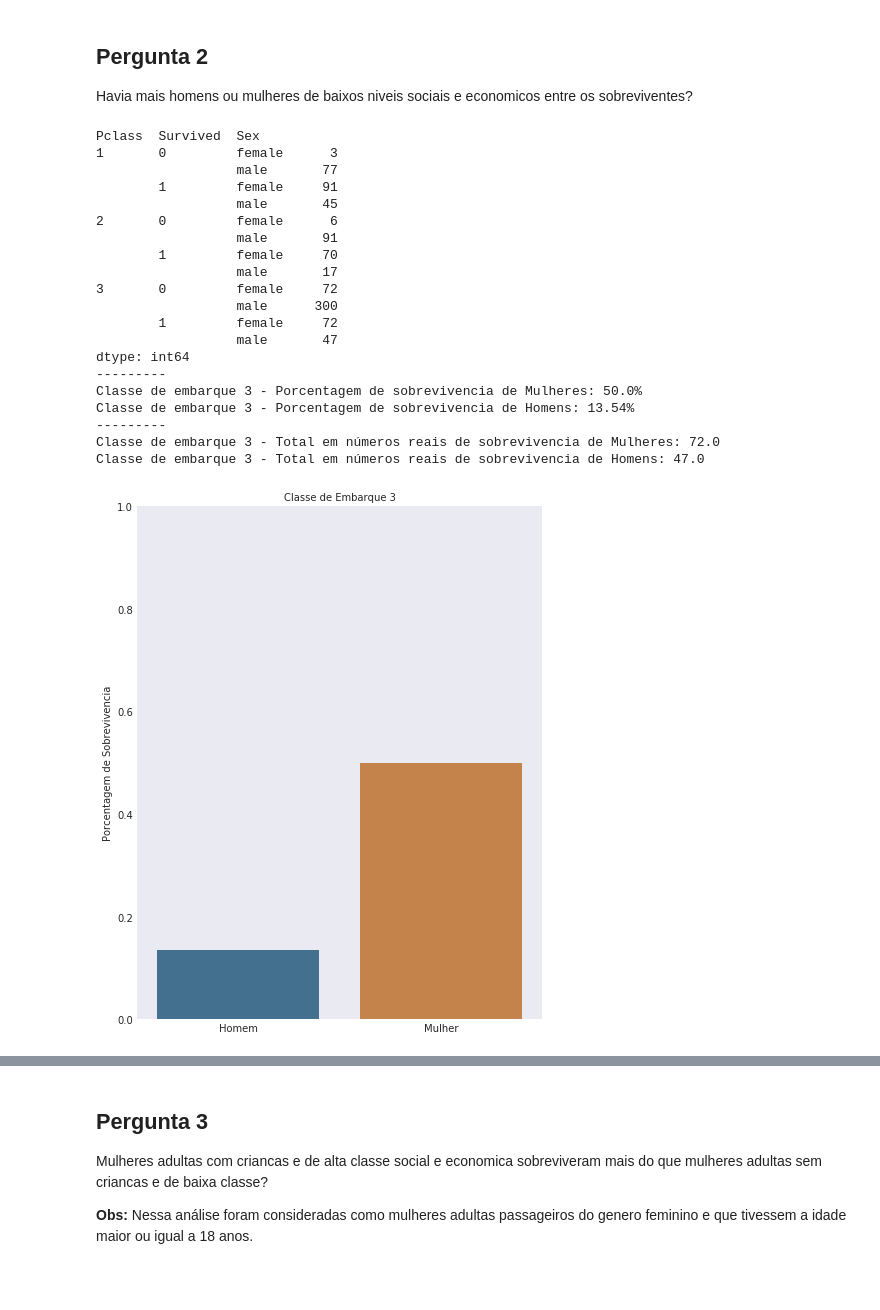
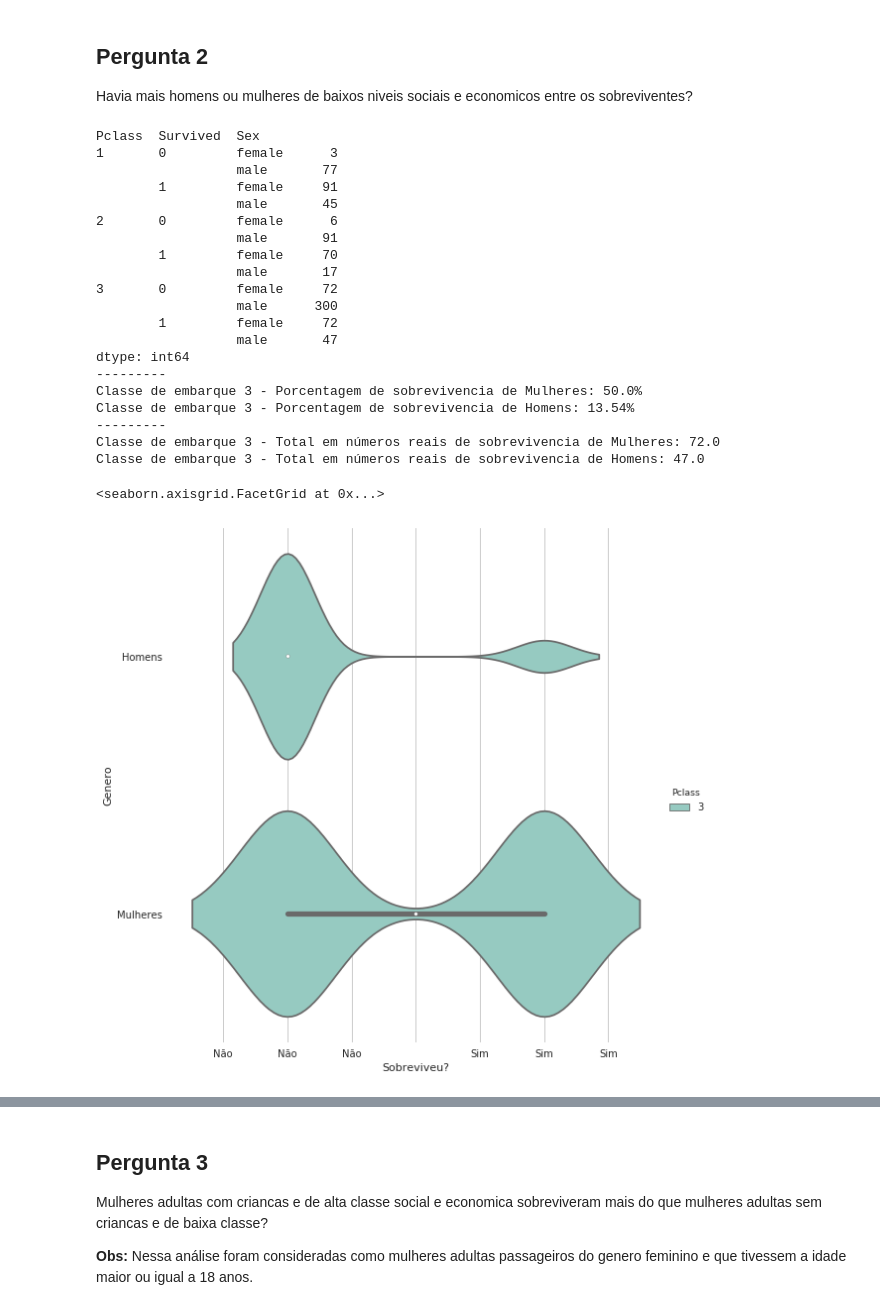
Before and after one commit to imstehc/titanic_udacity, a Jupyter notebook: titanic_analise.ipynb, the cells around one changed output, grey strips where cells are left out. Cells and saved outputs as stored; diff of their text form; code cells hidden in the pictures; blank space fills up the shorter version.

Commit message:
corrigindo gráficos e conclusao para avaliacao

```diff
--- a/titanic_analise.ipynb
+++ b/titanic_analise.ipynb
@@ -67,7 +67,7 @@ import numpy as np
 import matplotlib.pyplot as plt
 import seaborn as sns
 
-sns.set_style("dark")
+sns.set_style()
 
 # Ler o dataset e cria o dataframe que será utilizado na análise
 df = pd.read_csv('titanic-data-6.csv', sep=',')
@@ -319,44 +319,45 @@ print ('Classe de embarque 3 - Porcentagem de sobrevivencia de Mulheres: {}%'.fo
 print ('Classe de embarque 3 - Porcentagem de sobrevivencia de Homens: {}%'.format(survival_rate_class_sex(3,'male')))
 
 
 print ('---------')
 print ('Classe de embarque 3 - Total em números reais de sobrevivencia de Mulheres: {}'.format(total_survival_class_sex(3,'female')))
 print ('Classe de embarque 3 - Total em números reais de sobrevivencia de Homens: {}'.format(total_survival_class_sex(3,'male')))
 
-# Gráfico - Agrupado por pclass e survived
-g = sns.factorplot(x="Sex", y="Survived", col="Pclass", data=dataset_cleaned[(dataset_cleaned['Pclass']==3)],
-                   saturation=.5, kind="bar", ci=None, size=8, aspect=.8)
+sns.set(style="whitegrid")
+
+# Gráfico -  relacao de sobreviventes pelo genero
+g= sns.factorplot(x="Survived", y="Sex", hue="Pclass", kind="violin",
+             data=dataset_cleaned.loc[(dataset_cleaned['Pclass']==3)], size=8, palette="Set3")
+
 
 # Altera as legendas
-(g.set_axis_labels('', 'Porcentagem de Sobrevivencia')
-     .set_xticklabels(["Homem", "Mulher"])
-     .set_titles("Classe de Embarque {col_name}")
-     .set(ylim=(0, 1))
-     .despine(left=True, bottom=True))
-
-titles = ['Homem', 'Mulher']
+(g.set_axis_labels('Sobreviveu?', 'Genero')
+   .set_yticklabels(["Homens", "Mulheres"])
+ .set_xticklabels(["Não", "Não", "Não","Não" , "", "Sim", "Sim", "Sim"])
+.despine(left=True, bottom=True))
 # %% [output]
 Pclass  Survived  Sex
 1       0         female      3
                   male       77
         1         female     91
                   male       45
 2       0         female      6
                   male       91
         1         female     70
                   male       17
 3       0         female     72
                   male      300
         1         female     72
                   male       47
 dtype: int64
 ---------
 Classe de embarque 3 - Porcentagem de sobrevivencia de Mulheres: 50.0%
 Classe de embarque 3 - Porcentagem de sobrevivencia de Homens: 13.54%
 ---------
 Classe de embarque 3 - Total em números reais de sobrevivencia de Mulheres: 72.0
 Classe de embarque 3 - Total em números reais de sobrevivencia de Homens: 47.0
+<seaborn.axisgrid.FacetGrid at 0x...>
-[figure, old version]
+[figure, new version]
 # %% [markdown]
 Olhando para as porcentagens de sobreviventes de passageiros por classe e genero, pode-se supor que as passageiras mulheres da Classe de Embarque 3 tiveram mais chances de sobreviver do que os passageiros homens da Classe de Embarque 3.
 
```
Also changed, not shown: parts of 4 cells of this notebook, 2 other files.
